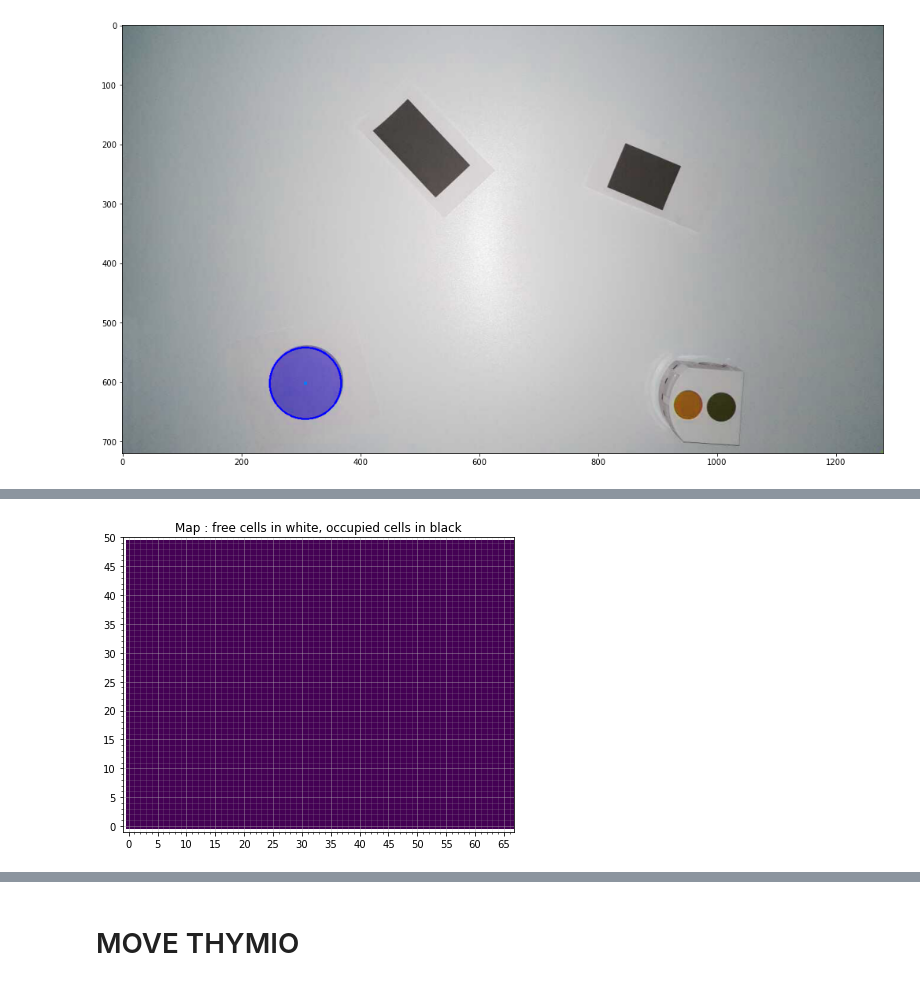
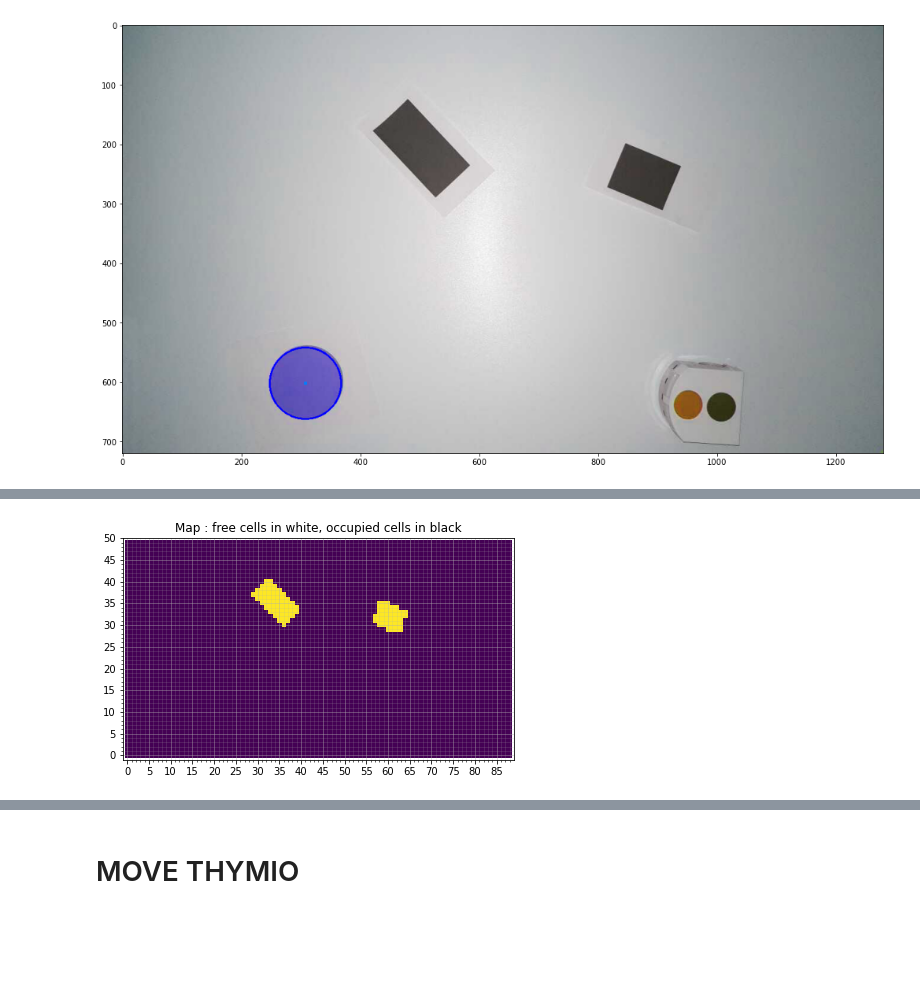
Before and after one commit to kenp-io/EPFL_MoRo_Project, a Jupyter notebook: main.ipynb, the cells around one changed output, grey strips where cells are left out. Cells and saved outputs as stored; diff of their text form; code cells hidden in the pictures; blank space fills up the shorter version.

```diff
--- a/main.ipynb
+++ b/main.ipynb
@@ -82,6 +83,7 @@ plt.show()
 # %%
-occupancy_grid, cmap = navigation.display_occupancy_grid(output_objects)
+importlib.reload(globalNavigation)
+occupancy_grid, cmap = globalNavigation.display_occupancy_grid(output_objects)
 # %% [output]
-[figure, old version]
+[figure, new version]
 # %%
 # Define the start and end goal
```
Also changed, not shown: parts of 20 cells of this notebook, 2 other files.
